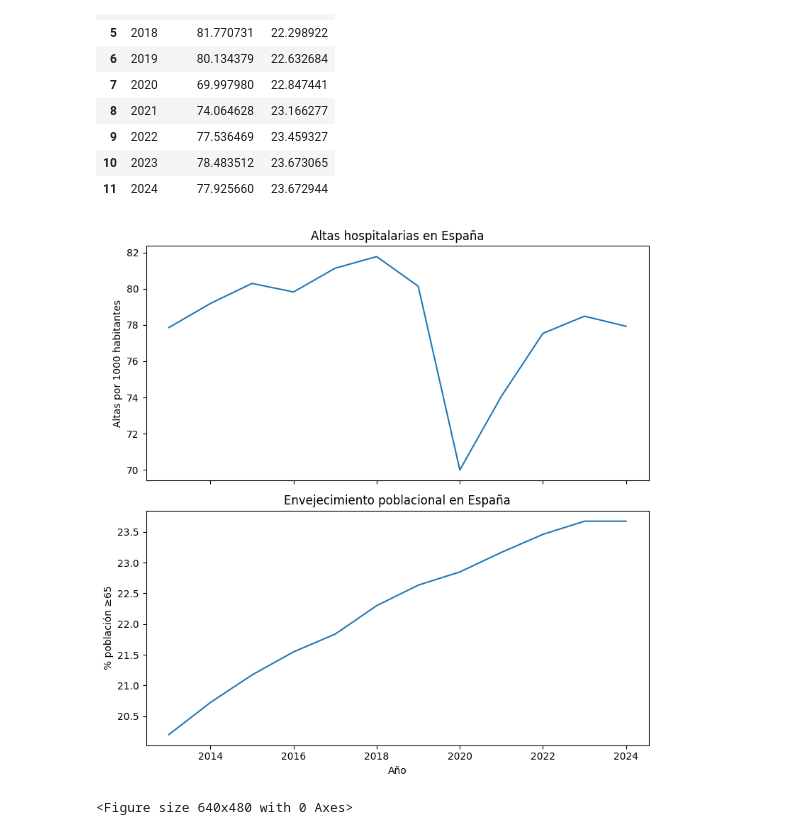
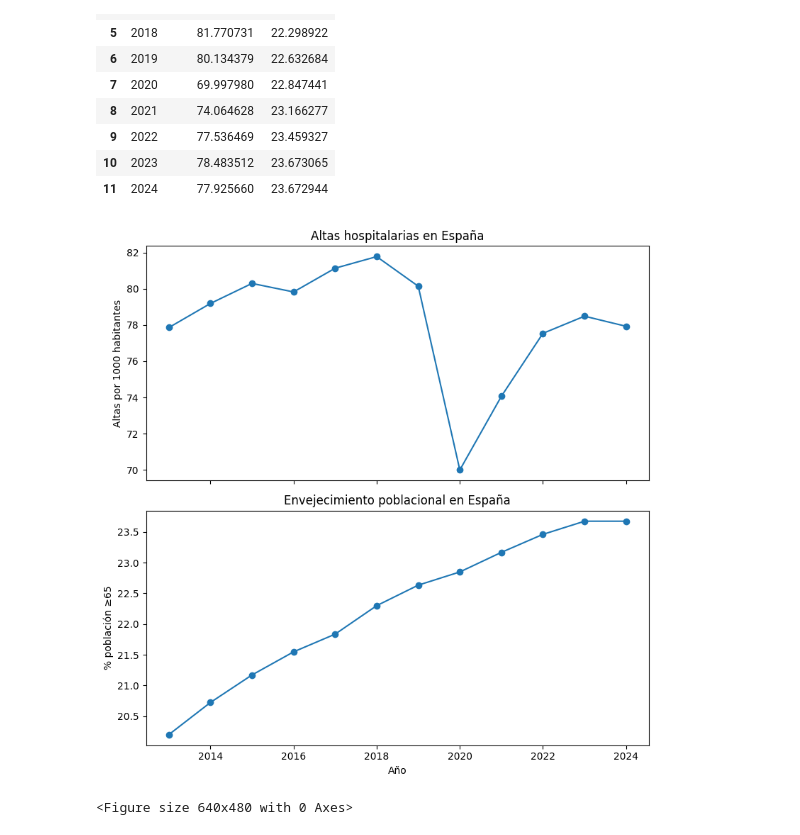
Before and after one commit to MonicaFernandezM/Cap_hospitalaria_envej, a Jupyter notebook: health_project_12ipynb.ipynb, the cells around one changed output. Cells and saved outputs as stored; diff of their text form; code cells hidden in the pictures.

```diff
--- a/health_project_12ipynb.ipynb
+++ b/health_project_12ipynb.ipynb
@@ -1099,33 +1099,33 @@ df_spain[["year", "altas_per_1000", "percent_65"]]
 # %%
 fig, axs = plt.subplots(2, 1, figsize=(8, 8), sharex=True) #para ver las dos graficas juntas
 
 # Altas por 1000 habitantes
-axs[0].plot(df_spain["year"], df_spain["altas_per_1000"])
+axs[0].plot(df_spain["year"], df_spain["altas_per_1000"], marker="o")
 axs[0].set_ylabel("Altas por 1000 habitantes")
 axs[0].set_title("Altas hospitalarias en España")
 
 # % mayores de 65
-axs[1].plot(df_spain["year"], df_spain["percent_65"])
+axs[1].plot(df_spain["year"], df_spain["percent_65"], marker="o")
 axs[1].set_ylabel("% población ≥65")
 axs[1].set_xlabel("Año")
 axs[1].set_title("Envejecimiento poblacional en España")
 
 plt.tight_layout()
 plt.show()
 
 # Altas por 1000 habitantes
-axs[0].plot(df_spain["year"], df_spain["altas_per_1000"])
+axs[0].plot(df_spain["year"], df_spain["altas_per_1000"], marker="o")
 axs[0].set_ylabel("Altas por 1000 habitantes")
 axs[0].set_title("Altas hospitalarias en España")
 
 # % mayores de 65
-axs[1].plot(df_spain["year"], df_spain["percent_65"])
+axs[1].plot(df_spain["year"], df_spain["percent_65"], marker="o")
 axs[1].set_ylabel("% población ≥65")
 axs[1].set_xlabel("Año")
 axs[1].set_title("Envejecimiento poblacional en España")
 
 plt.tight_layout()
 plt.show()
 # %% [output]
-[figure, old version]
+[figure, new version]
 <Figure size 640x480 with 0 Axes>
```
Also changed, not shown: parts of 1 cell of this notebook.
